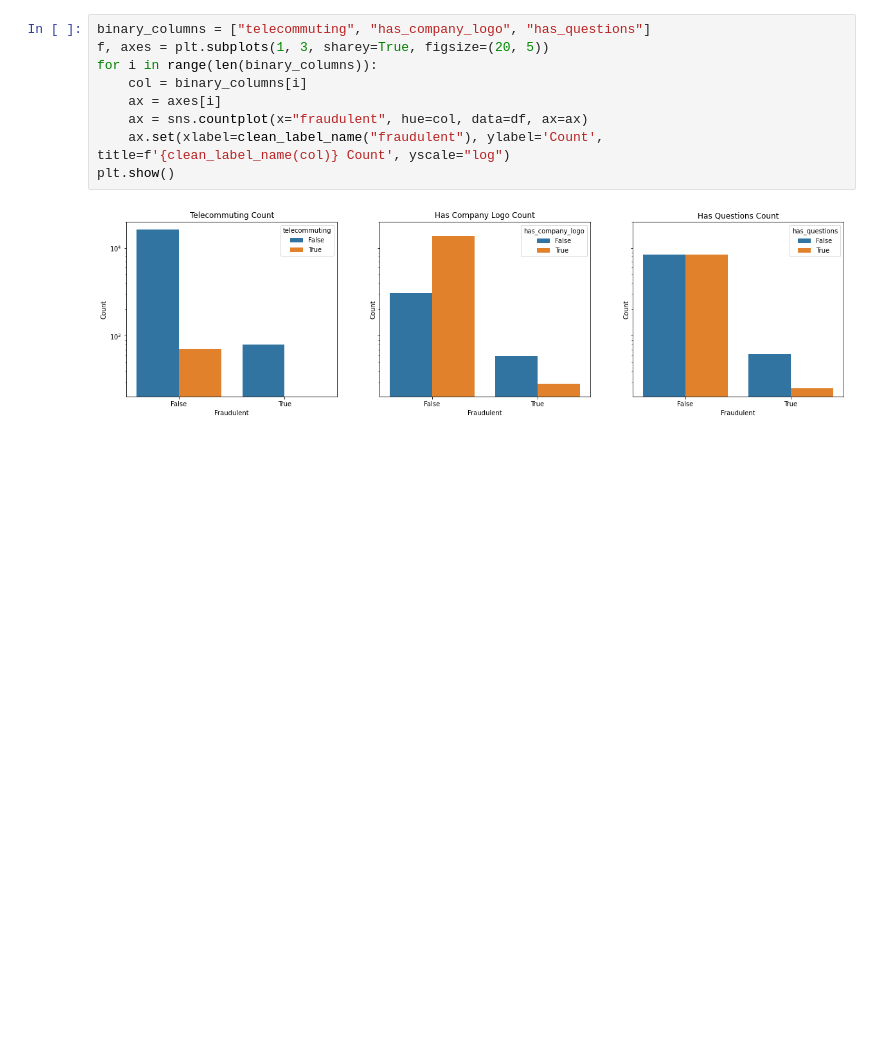
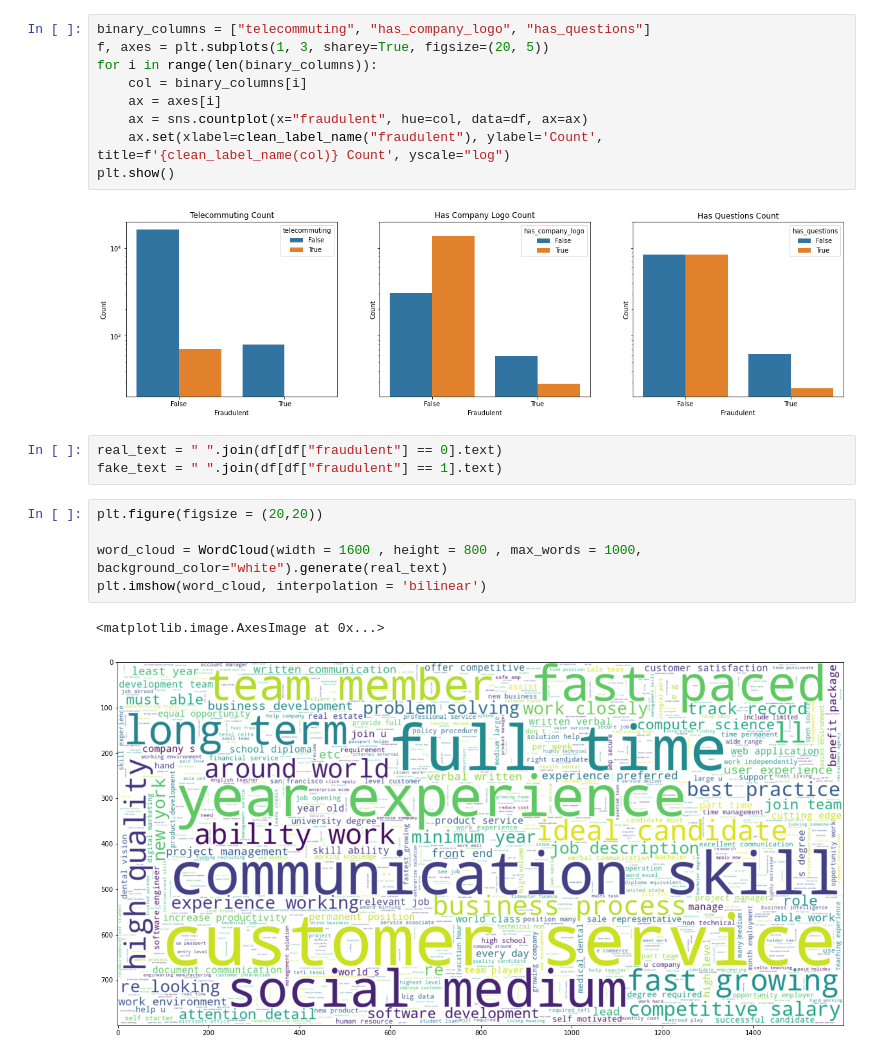
Before and after one commit to RodAli/fake-job-postings-analysis, a Jupyter notebook: Data_Visualization.ipynb, the cells around one changed output. Drawn from its saved outputs; the diff is of its cells as text; blank space fills up the shorter version.

```diff
--- a/Data_Visualization.ipynb
+++ b/Data_Visualization.ipynb
@@ -38,3 +50,14 @@ for i in range(len(binary_columns)):
 plt.show()
 # %% [output]
 [figure]
+# %%
+real_text = " ".join(df[df["fraudulent"] == 0].text)
+fake_text = " ".join(df[df["fraudulent"] == 1].text)
+# %%
+plt.figure(figsize = (20,20))
+
+word_cloud = WordCloud(width = 1600 , height = 800 , max_words = 1000, background_color="white").generate(real_text)
+plt.imshow(word_cloud, interpolation = 'bilinear')
+# %% [output]
+<matplotlib.image.AxesImage at 0x...>
+[figure, added]
```
Also changed, not shown: parts of 9 cells of this notebook, 2 other files.
